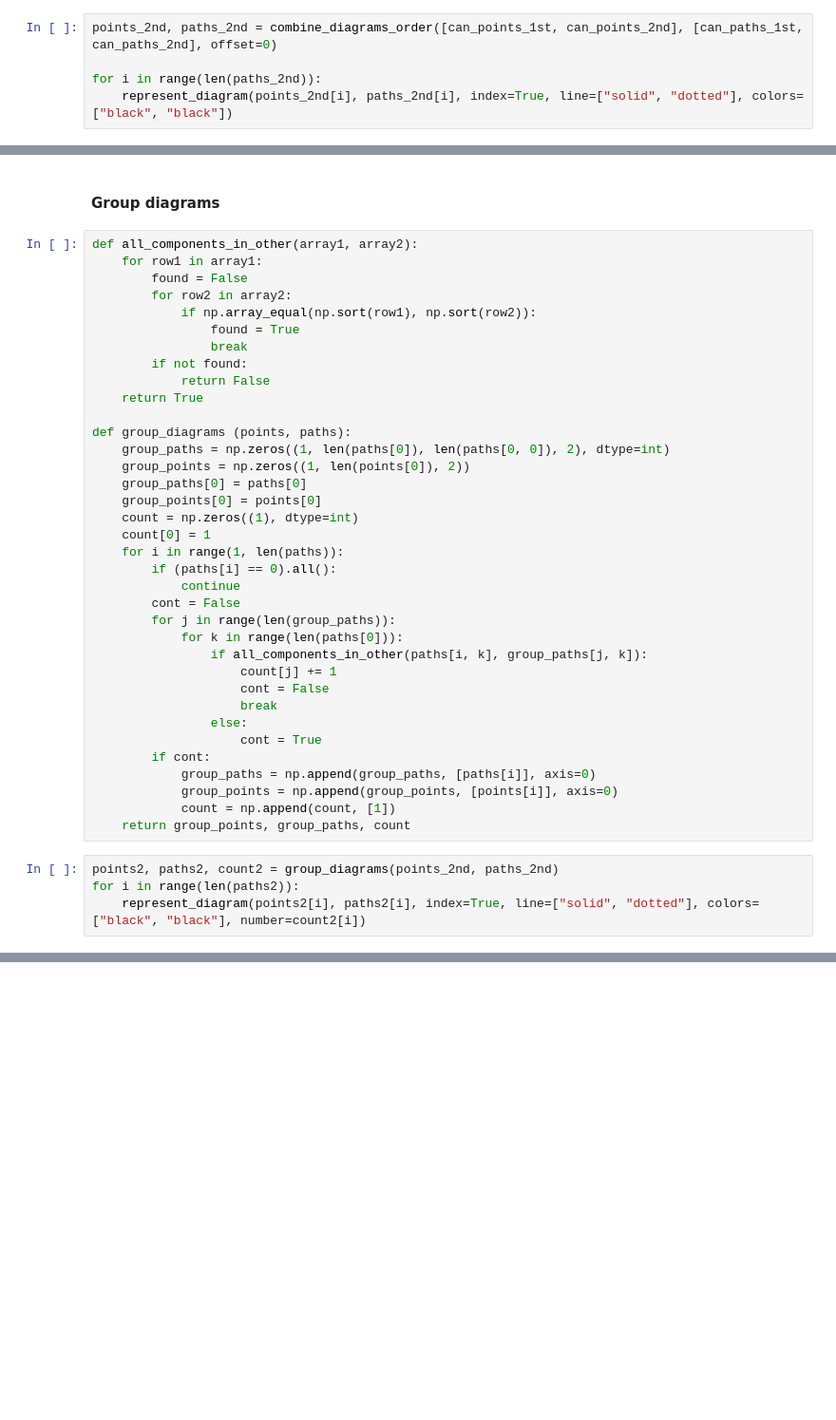
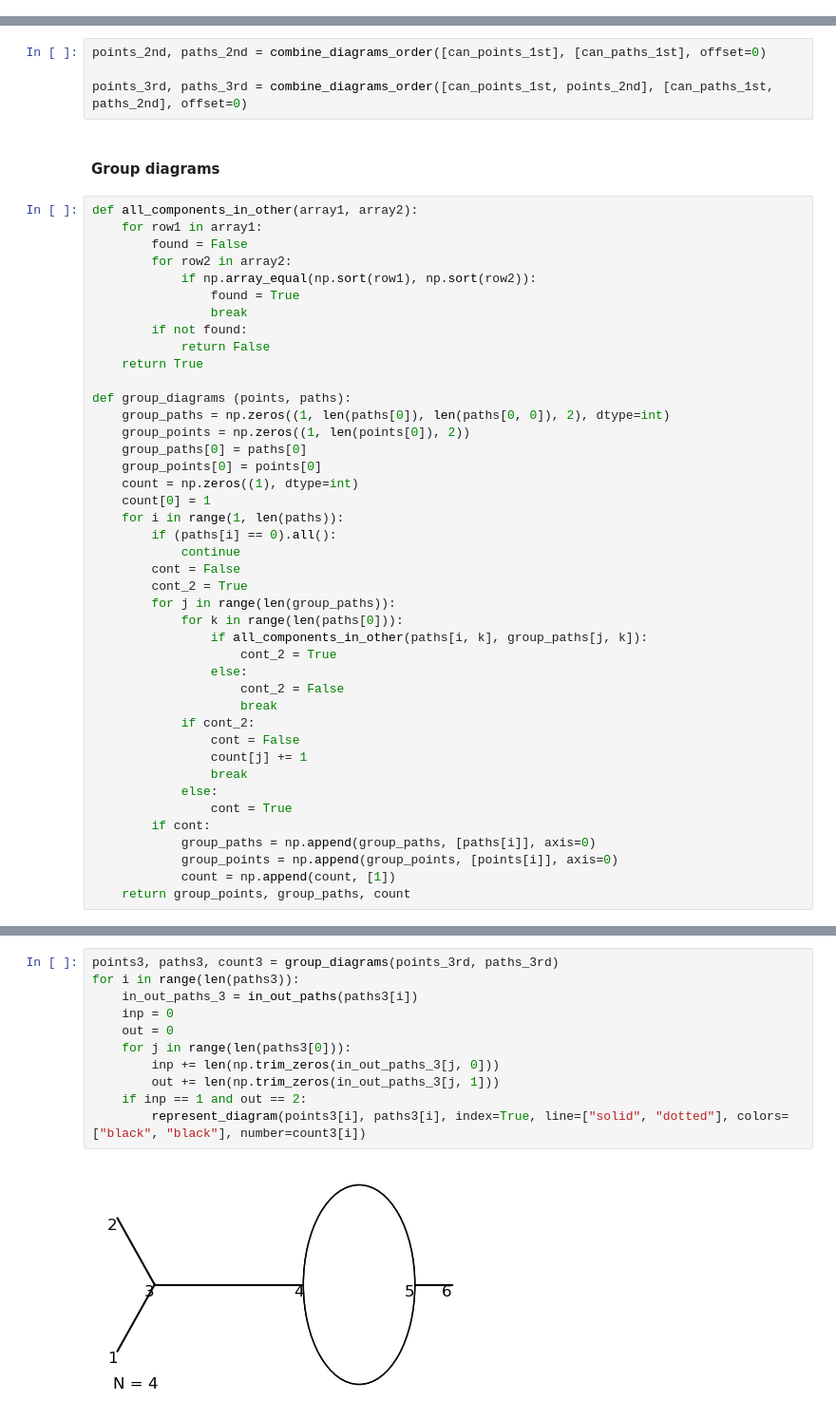
Before and after one commit to liuzhuozhuo/edp-renormalization, a Jupyter notebook: python/development/multiparticles.ipynb, the cells around one changed output, grey strips where cells are left out. Shown at 95% size. Saved outputs shown, nothing was run; the diff lists cells and outputs as text; blank space fills up the shorter version.

```diff
--- a/python/development/multiparticles.ipynb
+++ b/python/development/multiparticles.ipynb
@@ -703,5 +786,0 @@ for i in range(len(can_paths_2nd)):
-# %%
-points_2nd, paths_2nd = combine_diagrams_order([can_points_1st, can_points_2nd], [can_paths_1st, can_paths_2nd], offset=0)
-
-for i in range(len(paths_2nd)):
-    represent_diagram(points_2nd[i], paths_2nd[i], index=True, line=["solid", "dotted"], colors=["black", "black"])
@@ -722,3 +787,7 @@ for i in range(len(paths_2nd)):
+# %%
+points_2nd, paths_2nd = combine_diagrams_order([can_points_1st], [can_paths_1st], offset=0)
+
+points_3rd, paths_3rd = combine_diagrams_order([can_points_1st, points_2nd], [can_paths_1st, paths_2nd], offset=0)
 # %% [markdown]
 #### Group diagrams
 # %%
@@ -744,20 +813,22 @@ def group_diagrams (points, paths):
         if (paths[i] == 0).all():
             continue
         cont = False
+        cont_2 = True
         for j in range(len(group_paths)):
             for k in range(len(paths[0])):
                 if all_components_in_other(paths[i, k], group_paths[j, k]):
-                    count[j] += 1
-                    cont = False
+                    cont_2 = True
+                else:
+                    cont_2 = False
                     break
-                else:
-                    cont = True
+            if cont_2:
+                cont = False
+                count[j] += 1
+                break
+            else:
+                cont = True
         if cont:
             group_paths = np.append(group_paths, [paths[i]], axis=0)
             group_points = np.append(group_points, [points[i]], axis=0)
             count = np.append(count, [1])
     return group_points, group_paths, count
-# %%
-points2, paths2, count2 = group_diagrams(points_2nd, paths_2nd)
-for i in range(len(paths2)):
-    represent_diagram(points2[i], paths2[i], index=True, line=["solid", "dotted"], colors=["black", "black"], number=count2[i])
@@ -776,0 +835,13 @@ for i in range(len(paths2)):
+# %%
+points3, paths3, count3 = group_diagrams(points_3rd, paths_3rd)
+for i in range(len(paths3)):
+    in_out_paths_3 = in_out_paths(paths3[i])
+    inp = 0
+    out = 0
+    for j in range(len(paths3[0])):
+        inp += len(np.trim_zeros(in_out_paths_3[j, 0]))
+        out += len(np.trim_zeros(in_out_paths_3[j, 1]))
+    if inp == 1 and out == 2:
+        represent_diagram(points3[i], paths3[i], index=True, line=["solid", "dotted"], colors=["black", "black"], number=count3[i])
+# %% [output]
+[figure, added]
```
Also changed, not shown: parts of 7 cells of this notebook.
